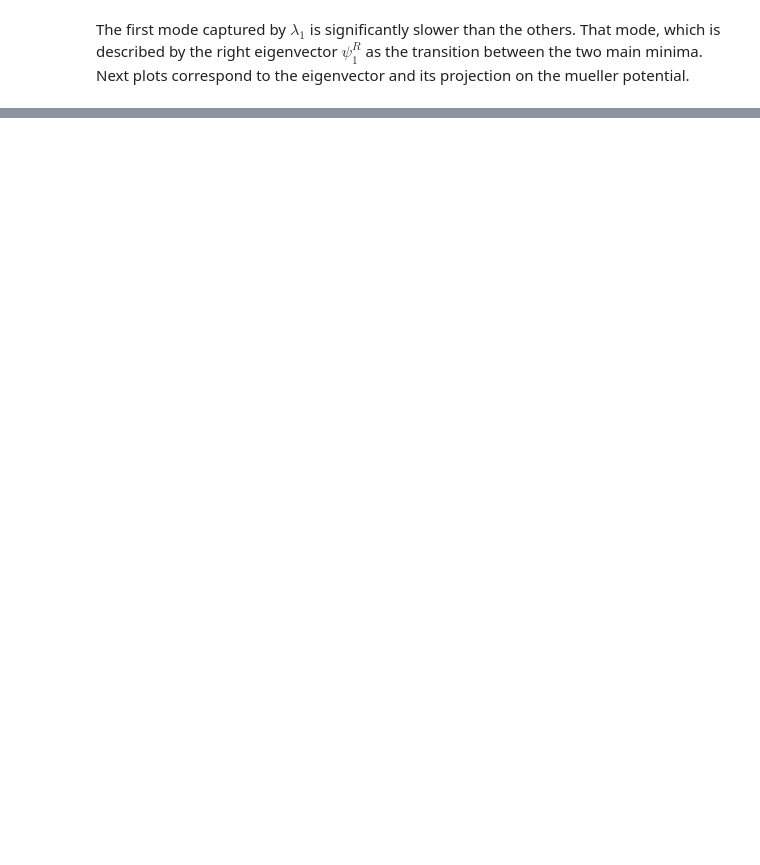
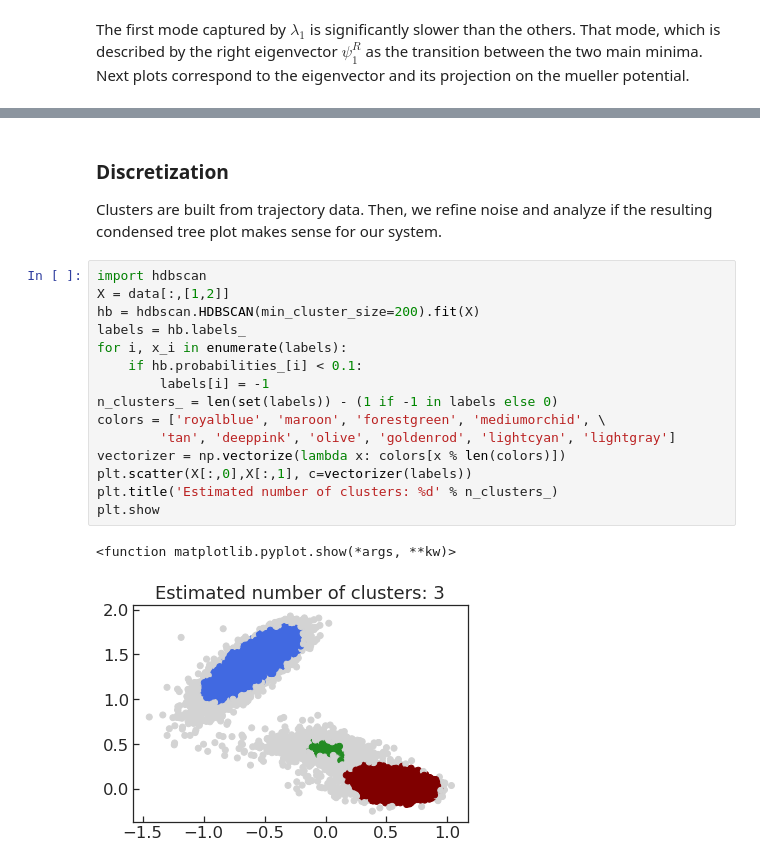
Before and after one commit to BioKT/MasterMSM, a Jupyter notebook: examples/mueller_potential/mueller_potential.ipynb, the cells around one changed output, grey strips where cells are left out. Saved outputs shown, nothing was run; the diff lists cells and outputs as text; blank space fills up the shorter version.

Commit message:
include HDBSCAN

```diff
--- a/examples/mueller_potential/mueller_potential.ipynb
+++ b/examples/mueller_potential/mueller_potential.ipynb
@@ -228,0 +233,21 @@ plt.show
+# %% [markdown]
+### Discretization
+Clusters are built from trajectory data. Then, we refine noise and analyze if the resulting condensed tree plot makes sense for our system.
+# %%
+import hdbscan
+X = data[:,[1,2]]
+hb = hdbscan.HDBSCAN(min_cluster_size=200).fit(X)
+labels = hb.labels_
+for i, x_i in enumerate(labels):
+    if hb.probabilities_[i] < 0.1:
+        labels[i] = -1
+n_clusters_ = len(set(labels)) - (1 if -1 in labels else 0)
+colors = ['royalblue', 'maroon', 'forestgreen', 'mediumorchid', \
+        'tan', 'deeppink', 'olive', 'goldenrod', 'lightcyan', 'lightgray']
+vectorizer = np.vectorize(lambda x: colors[x % len(colors)])
+plt.scatter(X[:,0],X[:,1], c=vectorizer(labels))
+plt.title('Estimated number of clusters: %d' % n_clusters_)
+plt.show
+# %% [output]
+<function matplotlib.pyplot.show(*args, **kw)>
+[figure, added]
```
Also changed, not shown: parts of 14 cells of this notebook.
